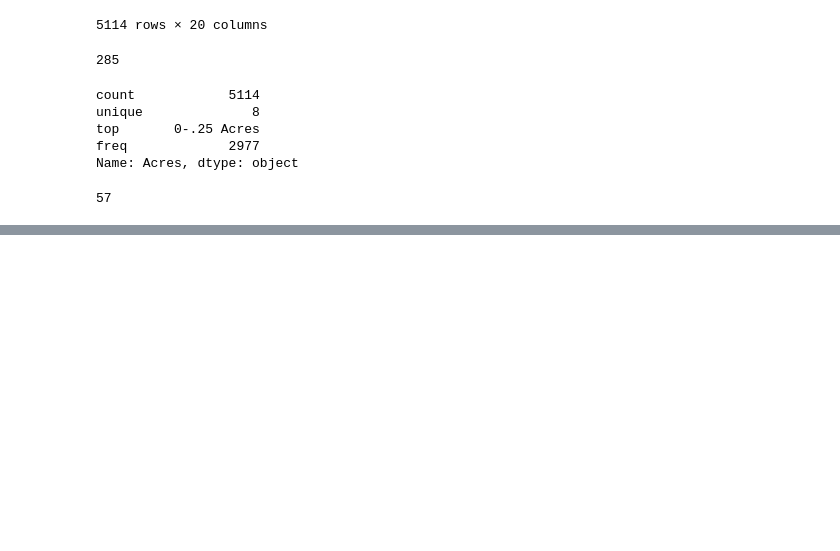
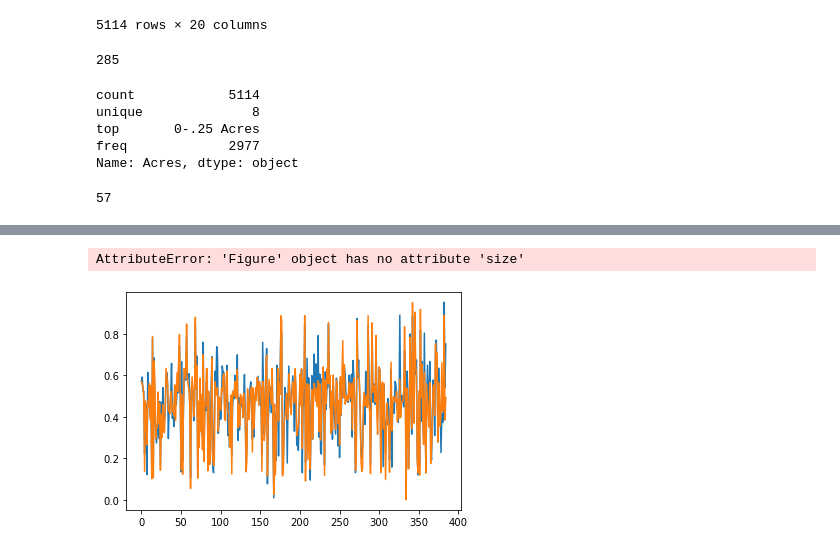
Before and after one commit to taftap8/apex_real_estate, a Jupyter notebook: Apex_RE.ipynb, the cells around one changed output, grey strips where cells are left out. Cells and saved outputs as stored; diff of their text form; code cells hidden in the pictures; blank space fills up the shorter version.

```diff
--- a/Apex_RE.ipynb
+++ b/Apex_RE.ipynb
@@ -196,5 +236,7 @@ model.add(Dense(units=2, activation='softmax'))
 # %%
 # Compile and fit the model
 model.compile(optimizer='adam',
-              loss='categorical_crossentropy',
-              metrics=['accuracy'])
+              loss= tf.keras.losses.MeanAbsoluteError()
+             )
+#model.summary()
+X_train.dtypes
@@ -211,0 +304,7 @@ model.fit(
+# %%
+predictions, predictions2 = model.predict(X_test), model.predict(X_test)
+flat_list = []
+for sublist in predictions:
+    for item in sublist:
+        flat_list.append(item)
+flat_list
@@ -211,0 +349,8 @@ model.fit(
+# %%
+fig, ax = plt.subplots()
+ax.plot(x_range,actuals)
+ax.plot(x_range,predictions)
+fig.size(100,100)
+# %% [output]
+AttributeError: 'Figure' object has no attribute 'size'
+[figure, added]
```
Also changed, not shown: parts of 18 cells of this notebook.
